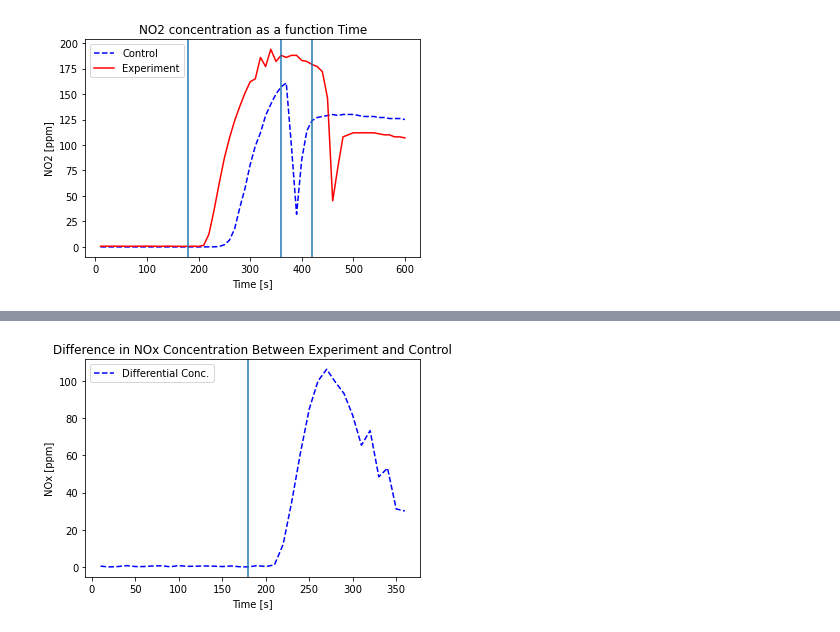
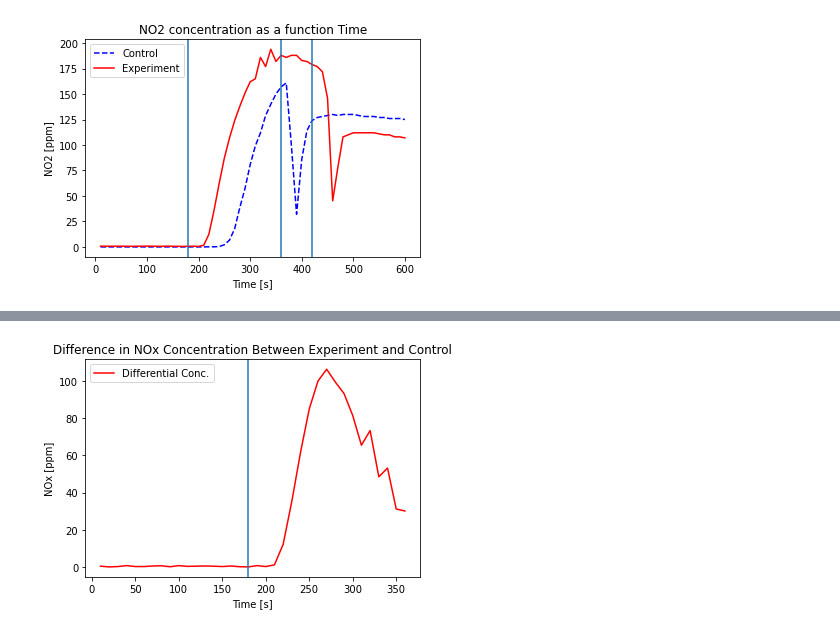
Before and after one commit to milesmsmith/Stanford-Plasma-Physics-Lab, a Jupyter notebook: Sodium Carbonate Experiments/Test Data/Preliminary Data Results.ipynb, the cells around one changed output, grey strips where cells are left out. Cells and saved outputs as stored; diff of their text form; code cells hidden in the pictures.

```diff
--- a/Sodium Carbonate Experiments/Test Data/Preliminary Data Results.ipynb
+++ b/Sodium Carbonate Experiments/Test Data/Preliminary Data Results.ipynb
@@ -178,10 +178,10 @@ plt.savefig('dCO2.png', bbox_inches='tight')
 # %%
-plt.plot(time,dNOx, 'b--', label='Differential Conc.')
+plt.plot(time,dNOx, 'r-', label='Differential Conc.')
 plt.legend(loc="upper left")
 plt.ylabel('NOx [ppm]')
 plt.xlabel('Time [s]')
 plt.title("Difference in NOx Concentration Between Experiment and Control")
 plt.axvline(x=180)
 plt.savefig('dNOx.png', bbox_inches='tight')
 # %% [output]
-[figure, old version]
+[figure, new version]
```
Also changed, not shown: parts of 2 cells of this notebook, 6 other files.
